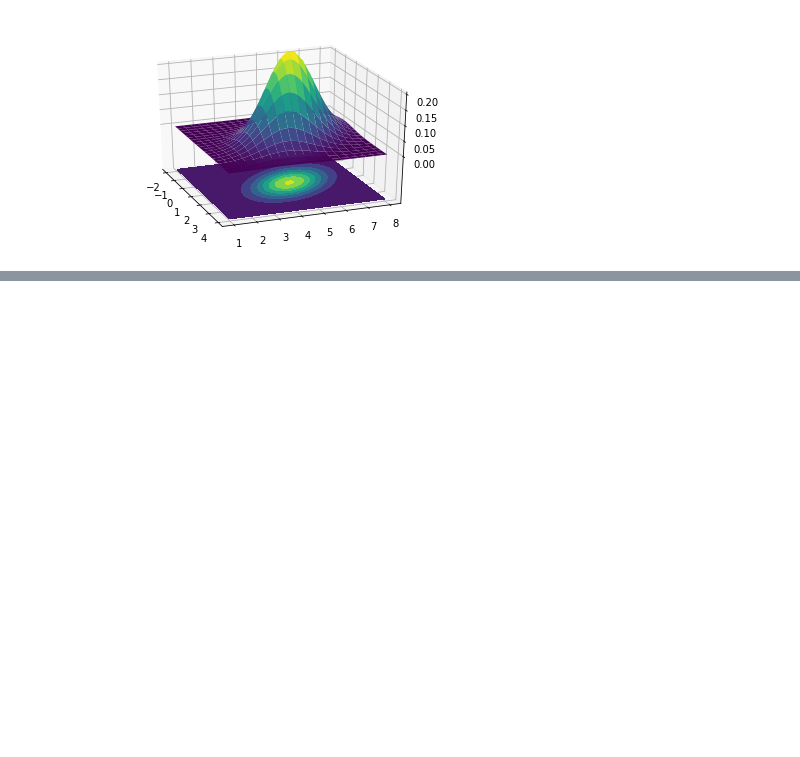
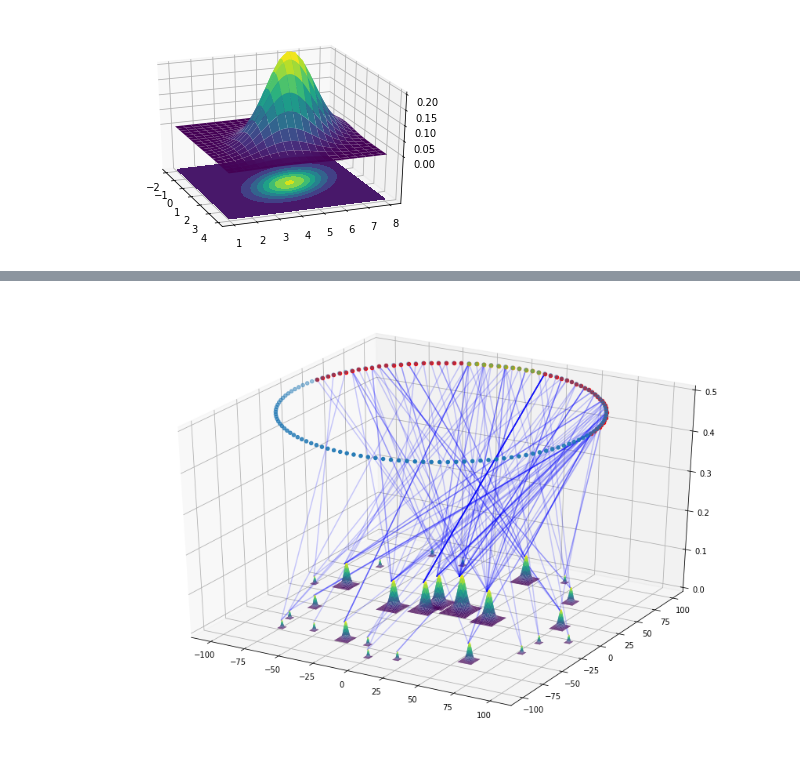
Before and after one commit to jyjenny/bcbbiohacks2018, a Jupyter notebook: ppi_plot.ipynb, the cells around one changed output, grey strips where cells are left out. Saved outputs shown, nothing was run; the diff lists cells and outputs as text; code cells hidden in the pictures; blank space fills up the shorter version.

```diff
--- a/ppi_plot.ipynb
+++ b/ppi_plot.ipynb
@@ -439,8 +376,8 @@ y0 = []
 y1 = []
 z0 = []
 
-for i in range(len(gene_info.index)):
-    row = pd.Series(gene_info.iloc[i])
+for i in range(len(gene_data.index)):
+    row = pd.Series(gene_data.iloc[i])
     if row['sym'] not in protein_to_centers:
         continue
 
@@ -494,0 +409,96 @@ protein_to_centers
+# %%
+fig = plt.figure(figsize=[15,10])
+ax = fig.gca(projection='3d')
+
+for i in range(len(communities)):
+    community = communities[i]
+    center = xy_centers[i]
+
+    nproteins = len(community)
+    ngo = nproteins #TODO
+
+    X,Y,Z = multivariate_gaussian_XYZ(N=60,
+                                      center=center,
+                                      xy_score=math.log(nproteins),
+                                      z_score=math.log(nproteins)/5)
+
+    ax.plot_surface(X, Y, Z, rstride=3, cstride=3, linewidth=1, antialiased=True, cmap=cm.viridis)
+
+# Adjust the limits, ticks and view angle
+ax.set_zlim(0,0.5)
+
+
+
+
+# GO!!! GO GO GO YAY
+
+increment= 360.0/131
+degrees=[]
+for i in range(1,132):
+    degree=i*increment
+    degrees.append(degree)
+x_=[]
+y_=[]
+
+for i in degrees:
+    x=100*math.cos(math.radians(i))
+    y=100*math.sin(math.radians(i))
+    x_.append(x)
+    y_.append(y)
+x=np.asarray(x_)
+y=np.asarray(y_)
+z=np.empty(131)
+z.fill(0.5)
+
+ax.scatter(x, y, z)
+
+GO_P=gene_data[['GO_P']]
+GO_P=GO_P.dropna()
+GO_P=GO_P.GO_P.unique()
+GO_P=list(GO_P)
+
+GO_C=gene_data[['GO_C']]
+GO_C=GO_C.dropna()
+GO_C=GO_C.GO_C.unique()
+GO_C=list(GO_C)
+
+GO_F=gene_data[['GO_F']]
+GO_F=GO_F.dropna()
+GO_F=GO_F.GO_F.unique()
+GO_F=list(GO_F)
+
+#x_y=zip(x_,y_)
+x_y=[(x_0, y_0) for x_0, y_0 in zip(x_, y_)]
+circle_tuples=[]
+go_dict = {}
+
+for i in range(0, len(GO_P)):
+    GO=GO_P[i]
+    color='r'
+    coordinates=x_y[i]
+    circle_tuples.append((GO,color,coordinates))
+    ax.scatter(x_y[i][0], x_y[i][1], 0.5, c=color)
+    go_dict[GO]=coordinates
+
+for i in range(len(GO_P), len(GO_C)):
+    GO=GO_C[i]
+    color='b'
+    coordinates=x_y[i]
+    circle_tuples.append((GO,color,coordinates))
+    ax.scatter(x_y[i][0], x_y[i][1], 0.5, c=color)
+    go_dict[GO]=coordinates
+
+for i in range(len(GO_C), len(GO_F)):
+    GO=GO_F[i]
+    color='y'
+    coordinates=x_y[i]
+    circle_tuples.append((GO,color,coordinates))
+    ax.scatter(x_y[i][0], x_y[i][1], 0.5, c=color)
+    go_dict[GO]=coordinates
+
+for x0_, x1_, y0_, y1_, z0_ in zip(x0, x1, y0, y1, z0):
+    ax.plot3D([x0_, x1_], [y0_, y1_], [z0_, 0.5], 'b', alpha=0.2)
+
+plt.show()
+# %% [output]
+[figure, added]
```
Also changed, not shown: parts of 12 cells of this notebook.
